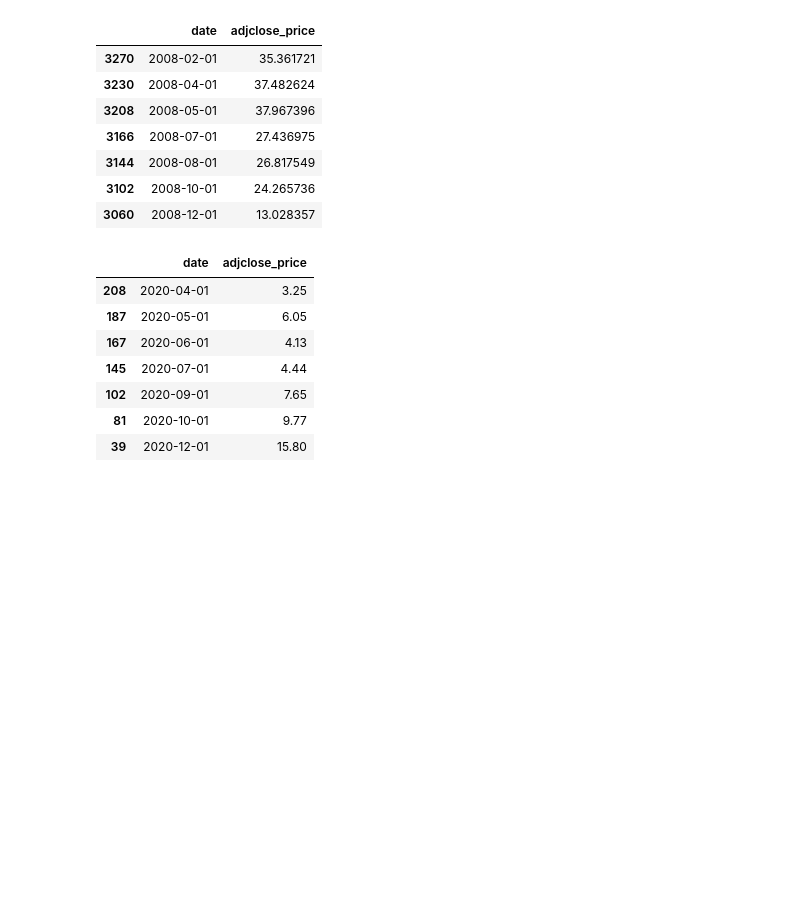
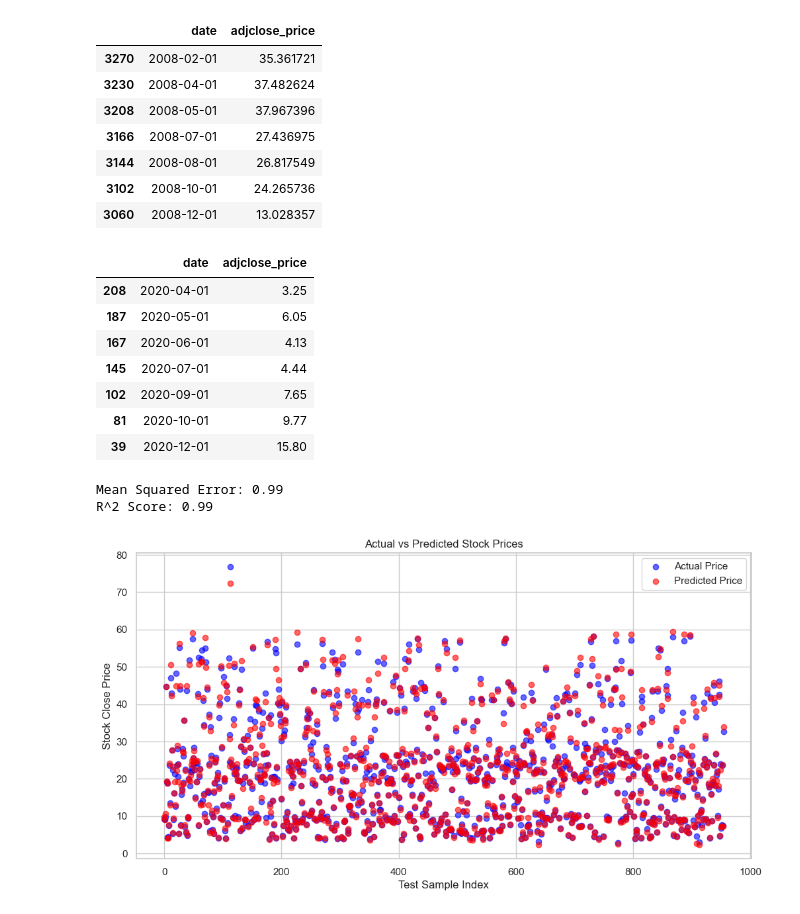
Before and after one commit to DAVE3625/Dave3625-Host-2025, a Jupyter notebook: Mandatory Assignments/MA2/Oblig2.ipynb, the cells around one changed output. Cells and saved outputs as stored; diff of their text form; code cells hidden in the pictures; blank space fills up the shorter version.

```diff
--- a/Mandatory Assignments/MA2/Oblig2.ipynb
+++ b/Mandatory Assignments/MA2/Oblig2.ipynb
@@ -202,3 +202,83 @@ Actual Adjusted Close Prices on 1st of Each Month in 2008 and 2021:
 | 102 | 2020-09-01 | 7.65 |
 | 81 | 2020-10-01 | 9.77 |
 | 39 | 2020-12-01 | 15.80 |
+# %%
+# -----------------------------
+# Stock Price Prediction Workflow
+# -----------------------------
+
+import pandas as pd
+import numpy as np
+import matplotlib.pyplot as plt
+import seaborn as sns
+from sklearn.preprocessing import StandardScaler
+from sklearn.linear_model import LinearRegression
+from sklearn.model_selection import train_test_split
+from sklearn.metrics import mean_squared_error, r2_score
+
+sns.set(style="whitegrid")
+
+# Step 1: Load the dataset
+df = pd.read_csv('GME_stock.csv')
+df.columns = df.columns.str.strip()
+df['date'] = pd.to_datetime(df['date'])
+df.sort_values('date', inplace=True)
+
+# Step 2: Feature engineering
+# Convert date to numeric (ordinal)
+df['date_ordinal'] = df['date'].map(lambda d: d.toordinal())
+
+# Optional: add moving averages as features
+df['MA5'] = df['close_price'].rolling(window=5).mean()
+df['MA10'] = df['close_price'].rolling(window=10).mean()
+df.fillna(method='bfill', inplace=True)  # fill NaNs
+
+# Step 3: Prepare features and target
+X = df[['date_ordinal', 'MA5', 'MA10']]
+y = df['close_price']
+
+# Step 4: Scale features
+scaler = StandardScaler()
+X_scaled = scaler.fit_transform(X)
+
+# Step 5: Split data into train/test
+X_train, X_test, y_train, y_test = train_test_split(X_scaled, y, test_size=0.2, random_state=42)
+
+# Step 6: Train Linear Regression Model
+model = LinearRegression()
+model.fit(X_train, y_train)
+
+# Step 7: Make predictions on test set
+y_pred = model.predict(X_test)
+
+# Step 8: Evaluate model
+mse = mean_squared_error(y_test, y_pred)
+r2 = r2_score(y_test, y_pred)
+print(f"Mean Squared Error: {mse:.2f}")
+print(f"R^2 Score: {r2:.2f}")
+
+# Step 9: Plot actual vs predicted prices
+plt.figure(figsize=(12,6))
+plt.scatter(range(len(y_test)), y_test, color='blue', alpha=0.6, label='Actual Price')
+plt.scatter(range(len(y_test)), y_pred, color='red', alpha=0.6, label='Predicted Price')
+plt.xlabel('Test Sample Index')
+plt.ylabel('Stock Close Price')
+plt.title('Actual vs Predicted Stock Prices')
+plt.legend()
+plt.show()
+
+# Step 10: Predict stock price for a specific date
+import datetime
+pred_date = datetime.datetime(2025, 10, 20)
+# Use last available moving averages for prediction
+last_ma5 = df['MA5'].iloc[-1]
+last_ma10 = df['MA10'].iloc[-1]
+pred_df = pd.DataFrame({'date_ordinal':[pred_date.toordinal()],
+                        'MA5':[last_ma5], 'MA10':[last_ma10]})
+pred_scaled = scaler.transform(pred_df)
+pred_price = model.predict(pred_scaled)
+print(f"Predicted stock price on {pred_date.date()}: ${pred_price[0]:.2f}")
+# %% [output]
+Mean Squared Error: 0.99
+R^2 Score: 0.99
+[figure, added]
```
Also changed, not shown: parts of 7 cells of this notebook, 1 other file.
